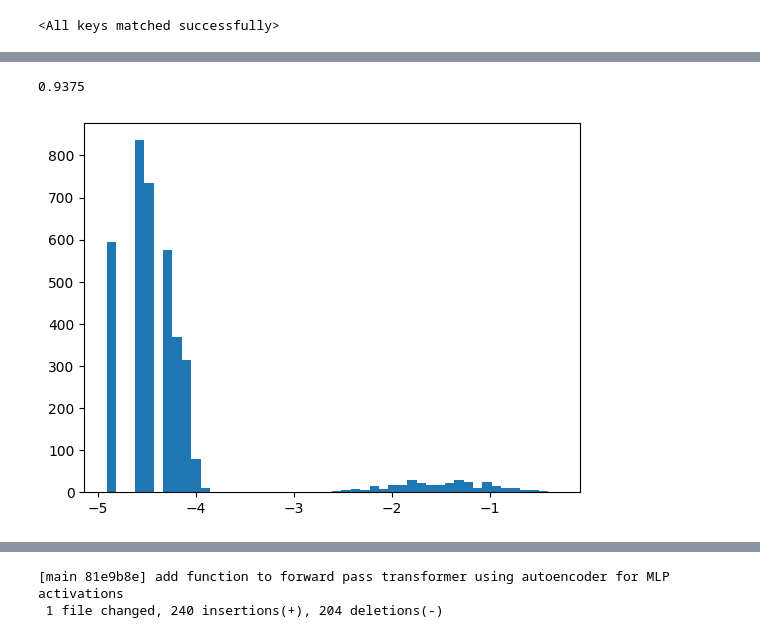
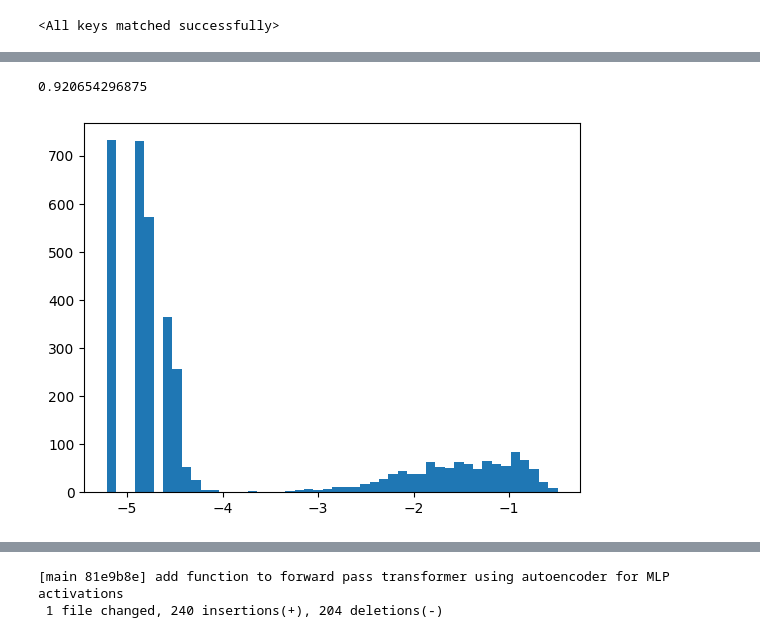
Before and after one commit to jnward/monosemanticity-repro, a Jupyter notebook: transformer_pile.ipynb, the cells around one changed output, grey strips where cells are left out. Cells and saved outputs as stored; diff of their text form; code cells hidden in the pictures.

```diff
--- a/transformer_pile.ipynb
+++ b/transformer_pile.ipynb
@@ -501,14 +497,16 @@ SparseAutoencoder(
 # %%
-train_steps = 20000
+train_steps = 100000
 lambda_reg = 0.002
-batch_size = 128
-lr = 1e-5
+batch_size = 512
+lr = 1e-6
 
 autoencoder = SparseAutoencoder(4096).to(device)
 optimizer = torch.optim.Adam(autoencoder.parameters(), lr=lr)
 losses = []
 recon_losses = []
 reg_losses = []
+# %%
+optimizer.load_state_dict(checkpoint['optimizer_state_dict'])
 # %%
 import matplotlib.pyplot as plt
 import h5py
@@ -568,0 +572,11 @@ if not os.path.exists(path):
+# %%
+train_steps = 100000
+lambda_reg = 0.0015
+batch_size = 512
+lr = 1e-5
+
+autoencoder = SparseAutoencoder(4096).to(device)
+optimizer = torch.optim.Adam(autoencoder.parameters(), lr=lr)
+losses = []
+recon_losses = []
+reg_losses = []
@@ -569,5 +642,5 @@ if not os.path.exists(path):
 # %%
-path = "models/autoencoder_1.pt"
+path = "models/autoencoder_pile_0.0015.pt"
 
 checkpoint = torch.load(path)
 autoencoder.load_state_dict(checkpoint['model_state_dict'])
@@ -588,30 +661,32 @@ S Smith, Gary N NTT/HOU/ECT@ECT, Alan Aronowitz, Susan
 # %%
+import matplotlib.pyplot as plt
+
 batch_size = 512
-embedding_iterator = iterate_embeddings(batch_size)
+embedding_iterator = get_embedding_iterator('train', batch_size)
 
 def feature_density_histogram(num_samples=16384):
     all_outputs = []
     for i in tqdm(range(num_samples // batch_size)):
         batch = next(embedding_iterator).to(device)
         outputs = autoencoder.encode(batch)  # (128, 4096)
         all_outputs.append(outputs)
-    output_stack = torch.concat(all_outputs)
-    return output_stack
+    all_outputs = torch.concat(all_outputs)
+    return all_outputs
 
-output_stack = feature_density_histogram(16384*5)
-
-B, C = output_stack.shape
-activation_densities = (output_stack > 1e-4).to(torch.float32).mean(dim=0)
+with torch.no_grad():
+    activation_densities = feature_density_histogram(16384*10)
+B, C = activation_densities.shape
+activation_densities = (activation_densities > 0).to(torch.float32).mean(dim=0)
 activation_densities = activation_densities[activation_densities > 0]
-activation_densities = activation_densities.log10()
-print(activation_densities.shape[0]/4096)
-plt.hist(activation_densities.cpu(), bins=48)
+activation_densities = activation_densities.log10().cpu().tolist()
+print(len(activation_densities)/C)
+plt.hist(activation_densities, bins=48)
 plt.show()
 
 # We want nearly all features to be below 1% density: "The number of features with density above 1%. A significant number of features above this level seems to correspond to an L1 coefficient that is too low."
 # %% [output]
-0.9375
+0.920654296875
-[figure, old version]
+[figure, new version]
 # %%
 (activation_densities > -1).sum()
 # %% [output]
```
Also changed, not shown: parts of 36 cells of this notebook, 1 other file.
